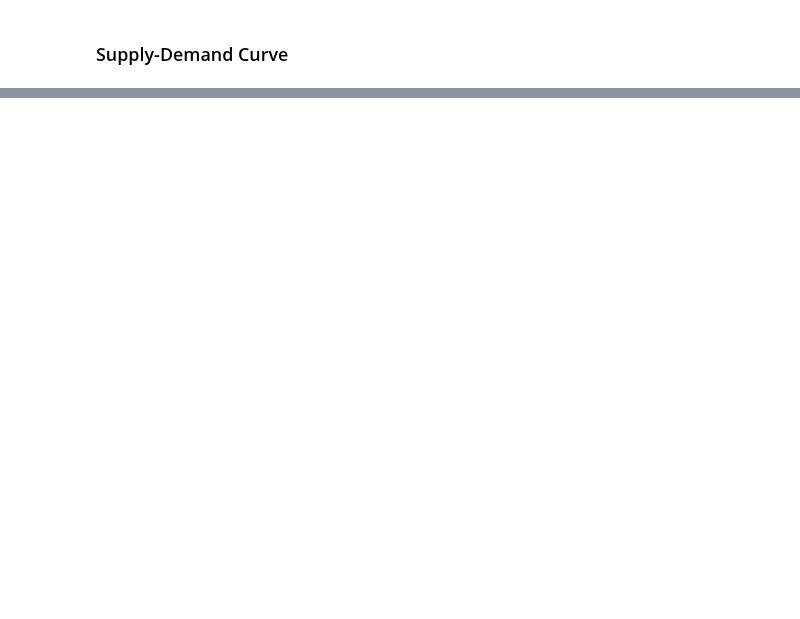
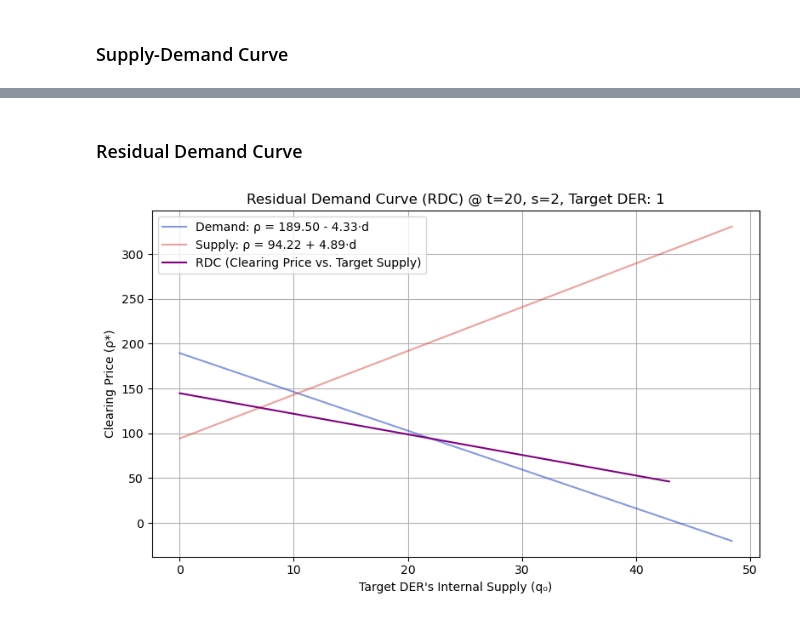
Before and after one commit to syeoyo/der, a Jupyter notebook: rdc.ipynb, the cells around one changed output, grey strips where cells are left out. Drawn from its saved outputs; the diff is of its cells as text; code cells hidden in the pictures; blank space fills up the shorter version.

```diff
--- a/rdc.ipynb
+++ b/rdc.ipynb
@@ -798,0 +807,40 @@ plt.show()
+# %% [markdown]
+### Residual Demand Curve
+# %%
+# 수요곡선: ρ_d(q) = a_d - b_d * q
+rho_d = lambda q: a_d - b_d * q
+
+# 공급곡선 (q₀만큼 오른쪽 평행이동): ρ_s(q) = a_s + b_s * (q - q₀)
+def rho_s_shifted(q, q0):
+    return a_s + b_s * (q - q0)
+
+# RDC 계산 범위 설정
+q0_list = np.linspace(0, 1.1 * total_supply, 100)
+clearing_quantities = []
+clearing_prices = []
+
+for q0 in q0_list:
+    # 수요 = 공급일 때의 교차점 q, p
+    denominator = b_d + b_s
+    if denominator == 0:
+        q_star = 0
+    else:
+        q_star = (a_d - a_s + b_s * q0) / denominator
+    p_star = rho_d(q_star)
+
+    clearing_quantities.append(q0)
+    clearing_prices.append(p_star)
+
+plt.figure(figsize=(8, 5))
+plt.plot(quantities, demand_prices, label=f"Demand: ρ = {a_d:.2f} - {b_d:.2f}·d", color='#0D35C9', alpha = 0.5)
+plt.plot(quantities, supply_prices, label=f"Supply: ρ = {a_s:.2f} + {b_s:.2f}·d", color='#E0433C', alpha = 0.5)
+plt.plot(clearing_quantities, clearing_prices, label="RDC (Clearing Price vs. Target Supply)", color='purple')
+plt.title(f"Residual Demand Curve (RDC) @ t={t}, s={s}, Target DER: {target_i}")
+plt.xlabel("Target DER's Internal Supply (q₀)")
+plt.ylabel("Clearing Price (ρ*)")
+plt.grid(True)
+plt.legend()
+plt.tight_layout()
+plt.show()
+# %% [output]
+[figure, added]
```
Also changed, not shown: parts of 12 cells of this notebook.
